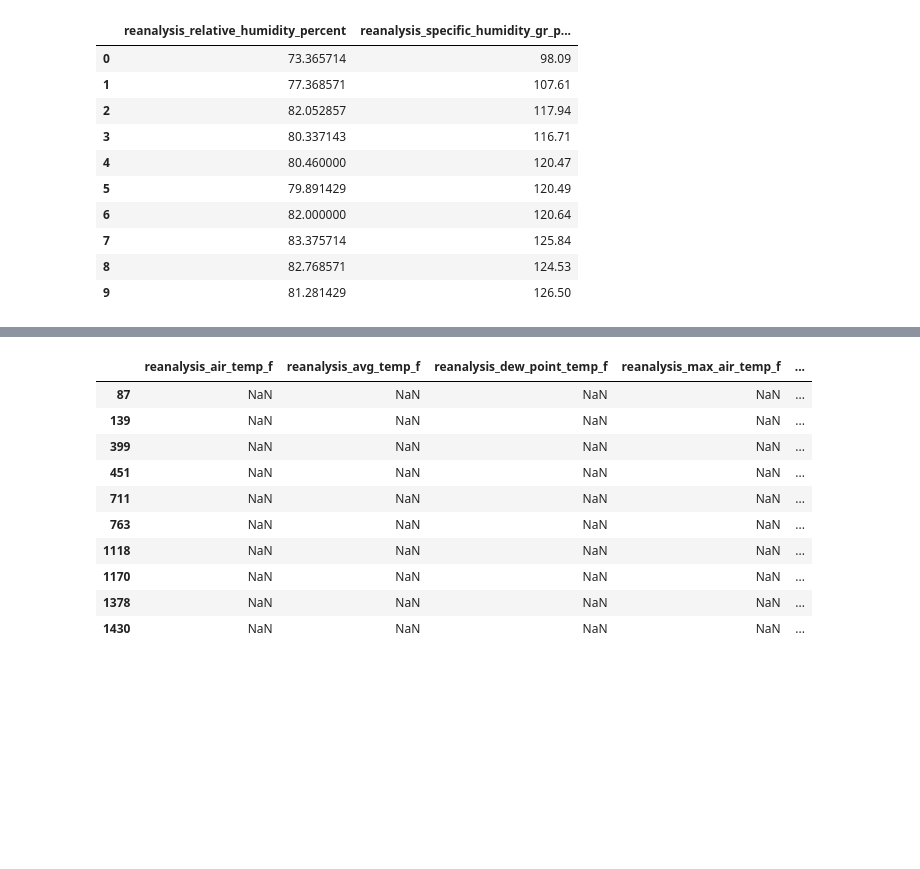
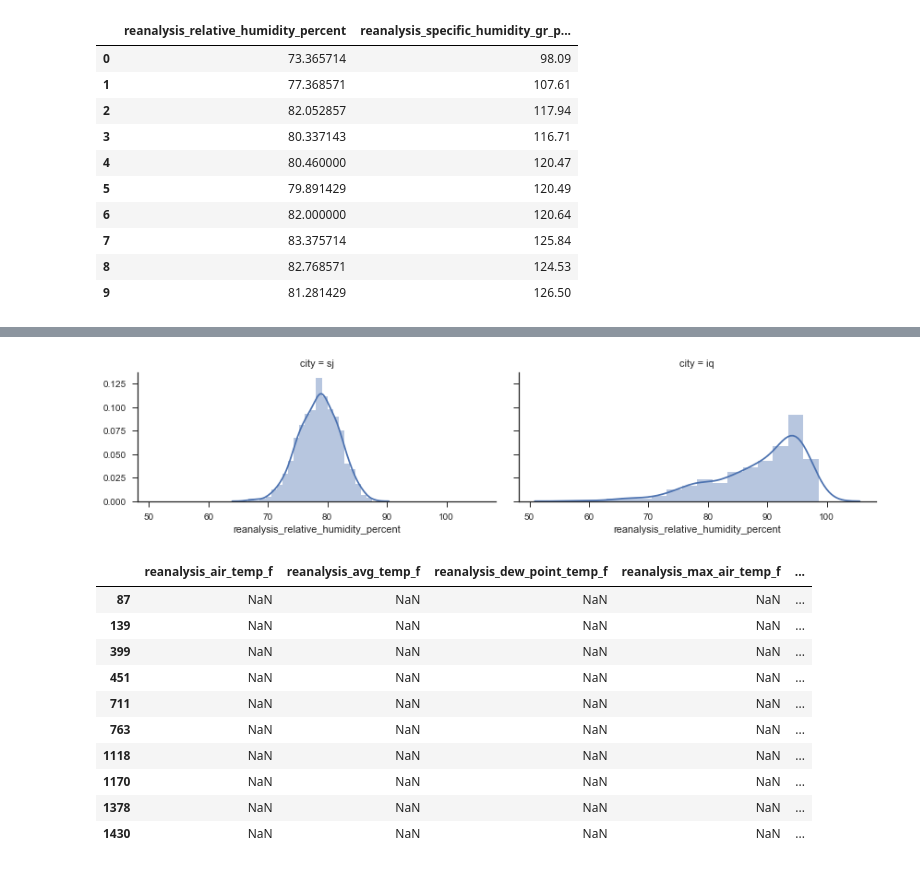
Before and after one commit to emmacorbino/Capstone, a Jupyter notebook: Capstone.ipynb, the cells around one changed output, grey strips where cells are left out. Drawn from its saved outputs; the diff is of its cells as text; code cells hidden in the pictures; blank space fills up the shorter version.

```diff
--- a/Capstone.ipynb
+++ b/Capstone.ipynb
@@ -413,3 +426,13 @@ dengue[['reanalysis_relative_humidity_percent', 'reanalysis_specific_humidity_gr
+# %%
+# Puerto Rico has a very normal distribution compared to Peru. This coudl be why Puerto Rico has a year round level of cases
+# while Peru definitly peaks at one point during the year and that is probably when the outbreaks are at their highest.
+figsize = (14, 12)
+sns.set(style="ticks", color_codes=True)
+g = sns.FacetGrid(dengue, col="city", aspect =2)
+g.map(sns.distplot, "reanalysis_relative_humidity_percent")
+None
+# %% [output]
+[figure, added]
 # %%
 # The following are 9 columns that have NaN values for 10 rows.
 nans = dengue[['reanalysis_air_temp_f','reanalysis_avg_temp_f','reanalysis_dew_point_temp_f','reanalysis_max_air_temp_f',
```
Also changed, not shown: parts of 53 cells of this notebook, 1 other file.
